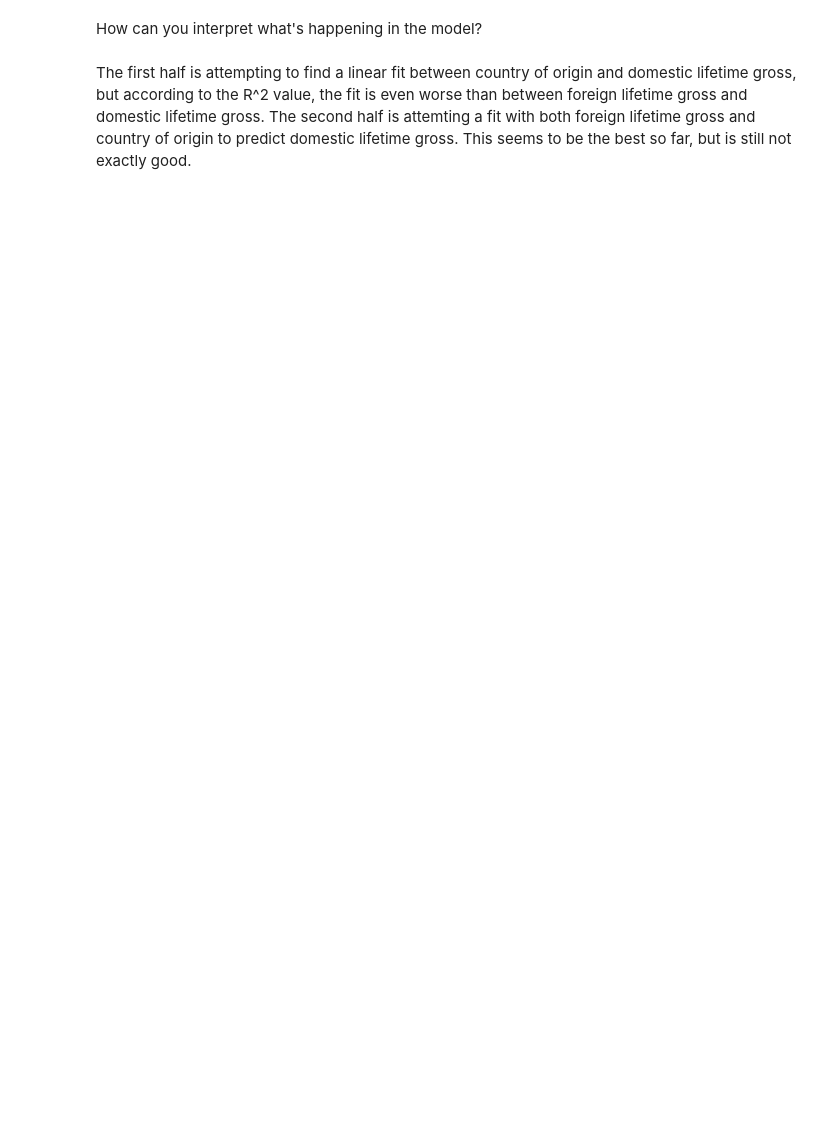
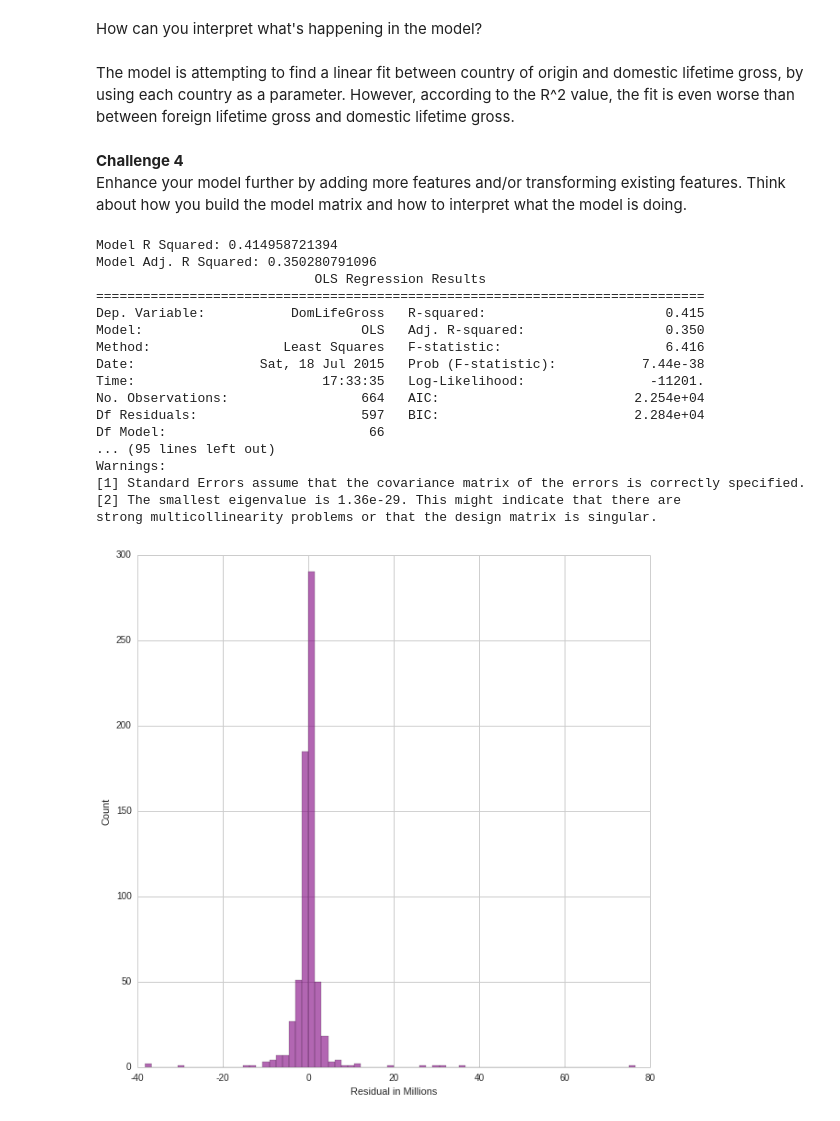
Before and after one commit to trishaandrews/movie_analysis, a Jupyter notebook: linear_splitting.ipynb, the cells around one changed output. Drawn from its saved outputs; the diff is of its cells as text; code cells hidden in the pictures; blank space fills up the shorter version.

Commit message:
final version of linear splitting

```diff
--- a/linear_splitting.ipynb
+++ b/linear_splitting.ipynb
@@ -98,0 +153,7 @@ def challenge_3(df):
+# %%
+def challenge_4(df):
+    y, X = dmatrices("DomLifeGross ~ OriginC + ForLifeGross", data=df,
+                     return_type = 'dataframe')
+    results, predicted = make_model(X, y)
+    print results.summary()
+    plot_residuals(results)
@@ -260,4 +308,28 @@ R Squared 0.414958721394
 # %% [markdown]
 How can you interpret what's happening in the model?
 # %% [markdown]
-The first half is attempting to find a linear fit between country of origin and domestic lifetime gross, but according to the R^2 value, the fit is even worse than between foreign lifetime gross and domestic lifetime gross. The second half is attemting a fit with both foreign lifetime gross and country of origin to predict domestic lifetime gross. This seems to be the best so far, but is still not exactly good.
+The model is attempting to find a linear fit between country of origin and domestic lifetime gross, by using each country as a parameter. However, according to the R^2 value, the fit is even worse than between foreign lifetime gross and domestic lifetime gross.
+# %% [markdown]
+**Challenge 4**
+Enhance your model further by adding more features and/or transforming existing features. Think about how you build the model matrix and how to interpret what the model is doing.
+# %%
+challenge_4(df)
+# %% [output]
+Model R Squared: 0.414958721394
+Model Adj. R Squared: 0.350280791096
+                            OLS Regression Results
+==============================================================================
+Dep. Variable:           DomLifeGross   R-squared:                       0.415
+Model:                            OLS   Adj. R-squared:                  0.350
+Method:                 Least Squares   F-statistic:                     6.416
+Date:                Sat, 18 Jul 2015   Prob (F-statistic):           7.44e-38
+Time:                        17:33:35   Log-Likelihood:                -11201.
+No. Observations:                 664   AIC:                         2.254e+04
+Df Residuals:                     597   BIC:                         2.284e+04
+Df Model:                          66
+... (95 lines left out)
+Warnings:
+[1] Standard Errors assume that the covariance matrix of the errors is correctly specified.
+[2] The smallest eigenvalue is 1.36e-29. This might indicate that there are
+strong multicollinearity problems or that the design matrix is singular.
+[figure, added]
```
Also changed, not shown: parts of 25 cells of this notebook.
